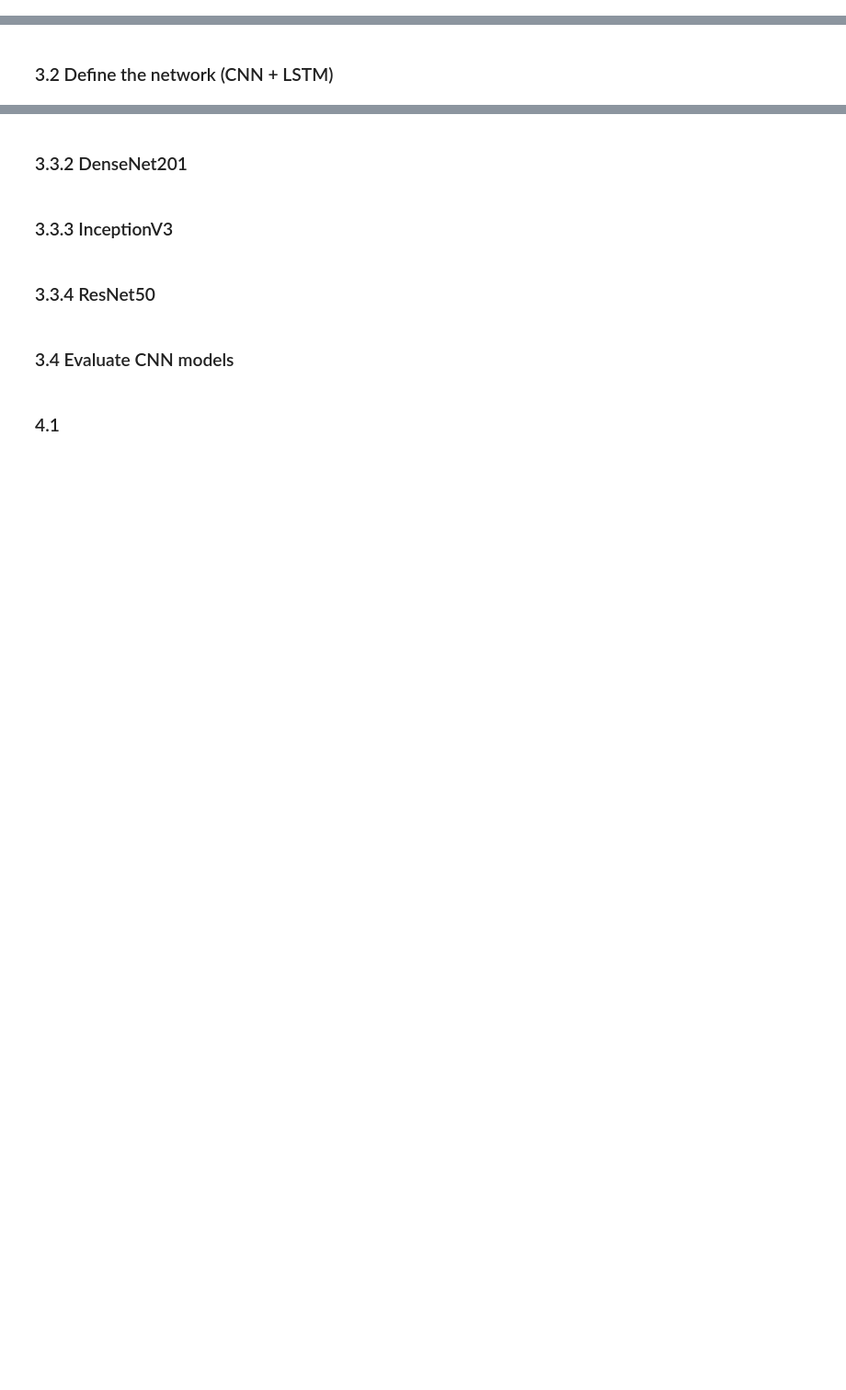
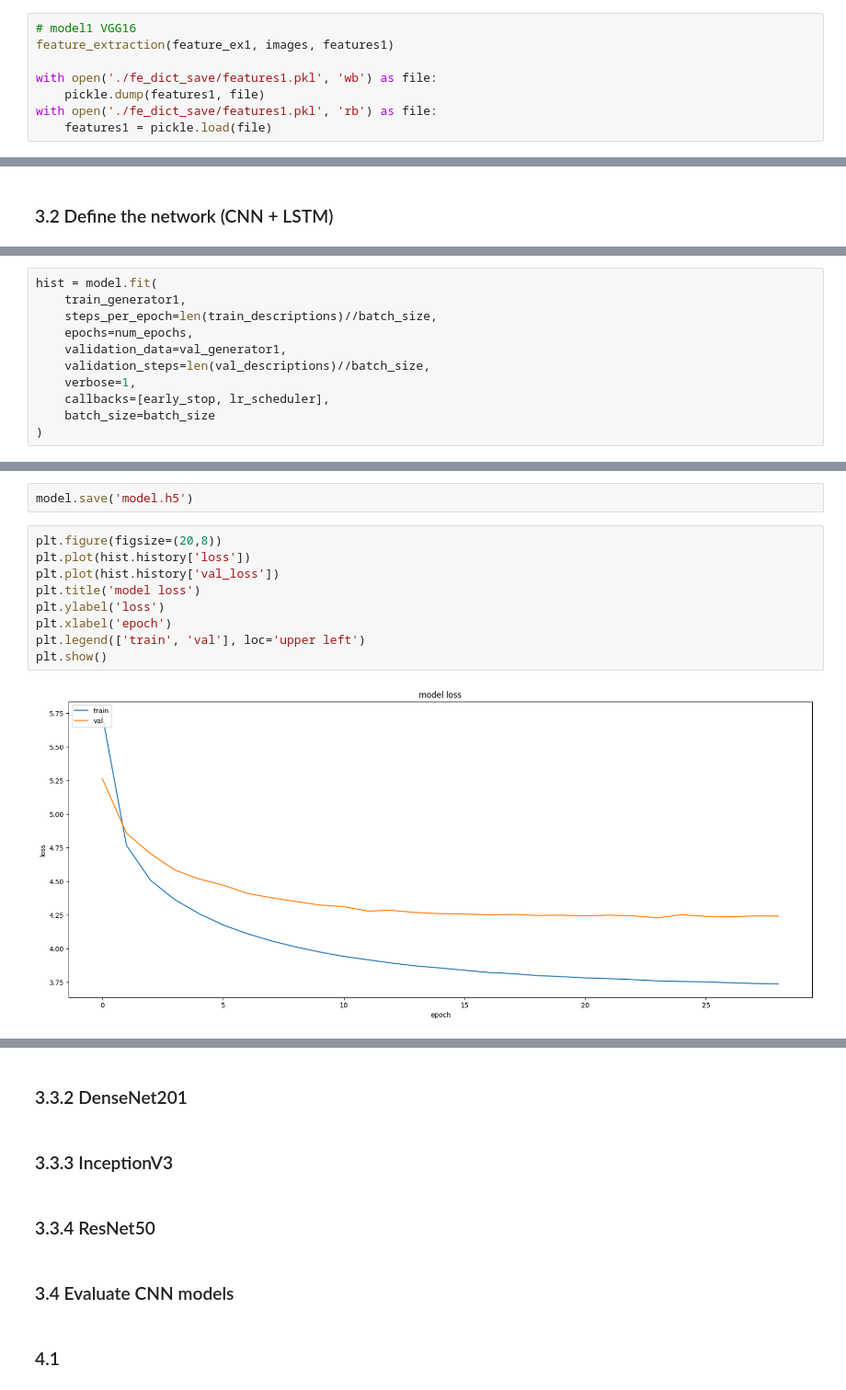
Before and after one commit to elden-l0rd/Image-Captioning, a Jupyter notebook: main.ipynb, the cells around one changed output, grey strips where cells are left out. Shown at 92% size. Saved outputs shown, nothing was run; the diff lists cells and outputs as text; blank space fills up the shorter version.

```diff
--- a/main.ipynb
+++ b/main.ipynb
@@ -292,0 +318,8 @@ feature_extraction(feature_ex4, images, features4)
+# %%
+# model1 VGG16
+feature_extraction(feature_ex1, images, features1)
+
+with open('./fe_dict_save/features1.pkl', 'wb') as file:
+    pickle.dump(features1, file)
+with open('./fe_dict_save/features1.pkl', 'rb') as file:
+    features1 = pickle.load(file)
@@ -294,0 +453,11 @@ feature_extraction(feature_ex4, images, features4)
+# %%
+hist = model.fit(
+    train_generator1,
+    steps_per_epoch=len(train_descriptions)//batch_size,
+    epochs=num_epochs,
+    validation_data=val_generator1,
+    validation_steps=len(val_descriptions)//batch_size,
+    verbose=1,
+    callbacks=[early_stop, lr_scheduler],
+    batch_size=batch_size
+)
@@ -294,0 +482,13 @@ feature_extraction(feature_ex4, images, features4)
+# %%
+model.save('model.h5')
+# %%
+plt.figure(figsize=(20,8))
+plt.plot(hist.history['loss'])
+plt.plot(hist.history['val_loss'])
+plt.title('model loss')
+plt.ylabel('loss')
+plt.xlabel('epoch')
+plt.legend(['train', 'val'], loc='upper left')
+plt.show()
+# %% [output]
+[figure, added]
```
Also changed, not shown: parts of 21 cells of this notebook, 4 other files.
